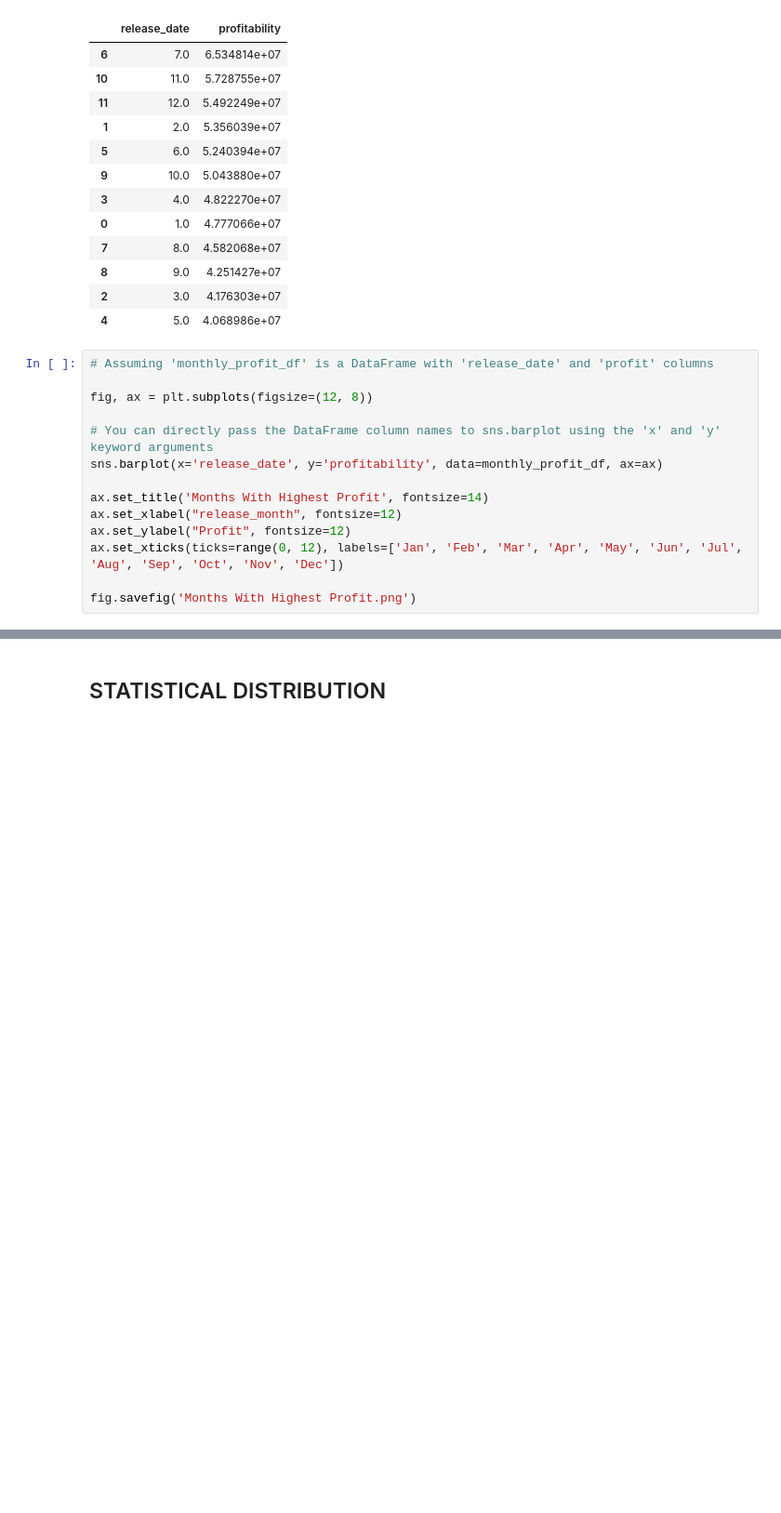
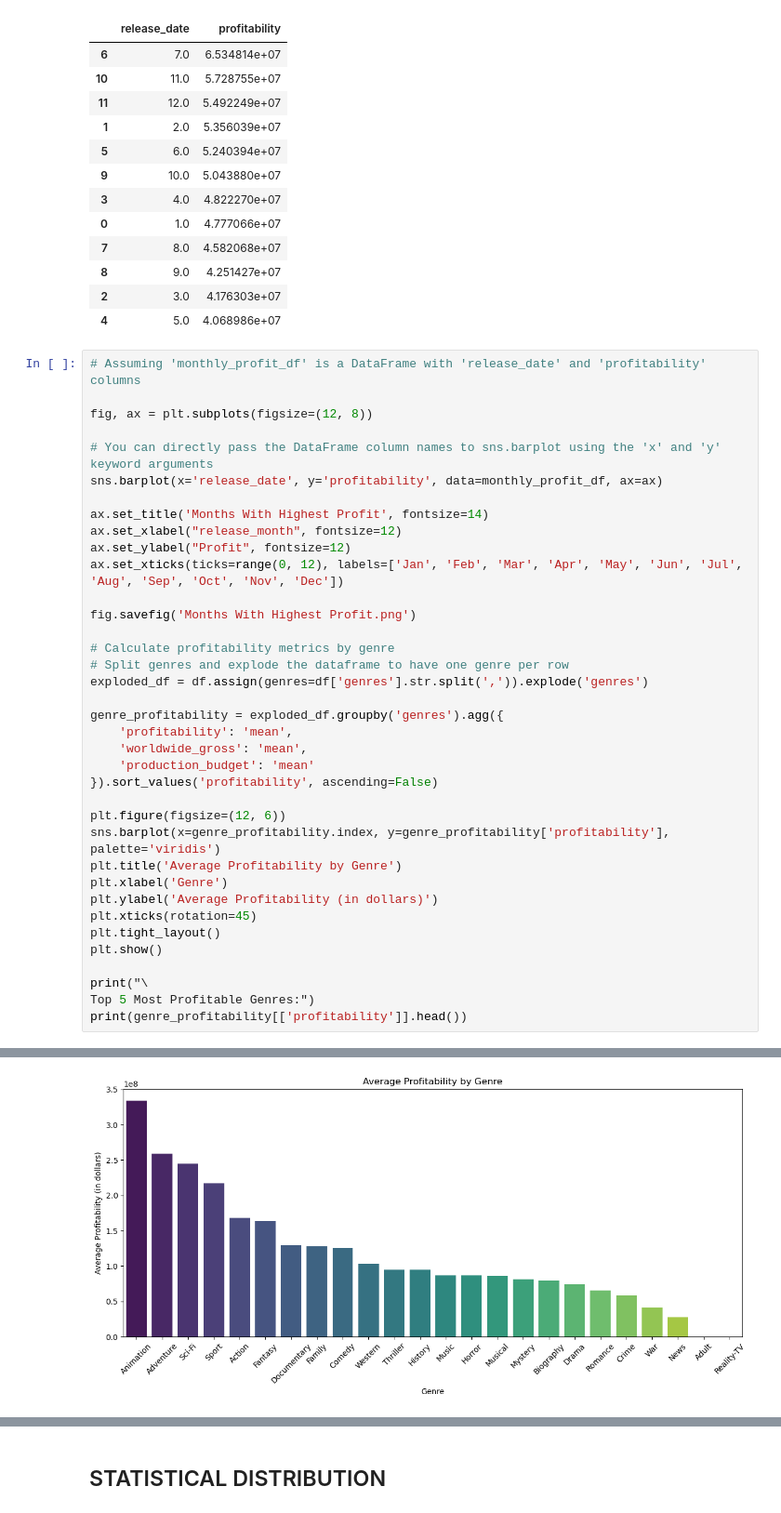
Before and after one commit to MuiruriVivian/PHASE-2-GROUP-7-PROJECT, a Jupyter notebook: group 7 notebook.ipynb, the cells around one changed output, grey strips where cells are left out. Shown at 93% size. Drawn from its saved outputs; the diff is of its cells as text; blank space fills up the shorter version.

```diff
--- a/group 7 notebook.ipynb
+++ b/group 7 notebook.ipynb
@@ -682,18 +743,42 @@ monthly_profit_df.sort_values('profitability', ascending=False)
 | 2 | 3.0 | 4.176303e+07 |
 | 4 | 5.0 | 4.068986e+07 |
 # %%
-# Assuming 'monthly_profit_df' is a DataFrame with 'release_date' and 'profit' columns
+# Assuming 'monthly_profit_df' is a DataFrame with 'release_date' and 'profitability' columns
 
 fig, ax = plt.subplots(figsize=(12, 8))
 
 # You can directly pass the DataFrame column names to sns.barplot using the 'x' and 'y' keyword arguments
 sns.barplot(x='release_date', y='profitability', data=monthly_profit_df, ax=ax)
 
 ax.set_title('Months With Highest Profit', fontsize=14)
 ax.set_xlabel("release_month", fontsize=12)
 ax.set_ylabel("Profit", fontsize=12)
 ax.set_xticks(ticks=range(0, 12), labels=['Jan', 'Feb', 'Mar', 'Apr', 'May', 'Jun', 'Jul', 'Aug', 'Sep', 'Oct', 'Nov', 'Dec'])
 
 fig.savefig('Months With Highest Profit.png')
+
+# Calculate profitability metrics by genre
+# Split genres and explode the dataframe to have one genre per row
+exploded_df = df.assign(genres=df['genres'].str.split(',')).explode('genres')
+
+genre_profitability = exploded_df.groupby('genres').agg({
+    'profitability': 'mean',
+    'worldwide_gross': 'mean',
+    'production_budget': 'mean'
+}).sort_values('profitability', ascending=False)
+
+plt.figure(figsize=(12, 6))
+sns.barplot(x=genre_profitability.index, y=genre_profitability['profitability'], palette='viridis')
+plt.title('Average Profitability by Genre')
+plt.xlabel('Genre')
+plt.ylabel('Average Profitability (in dollars)')
+plt.xticks(rotation=45)
+plt.tight_layout()
+plt.show()
+
+print("\
+Top 5 Most Profitable Genres:")
+print(genre_profitability[['profitability']].head())
 # %% [output]
 [figure]
+[figure, added]
```
Also changed, not shown: parts of 17 cells of this notebook.
